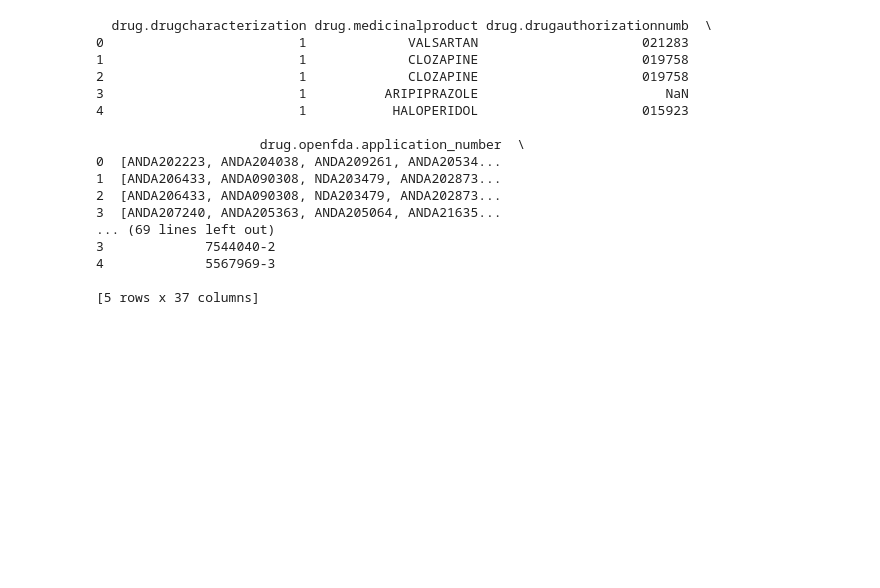
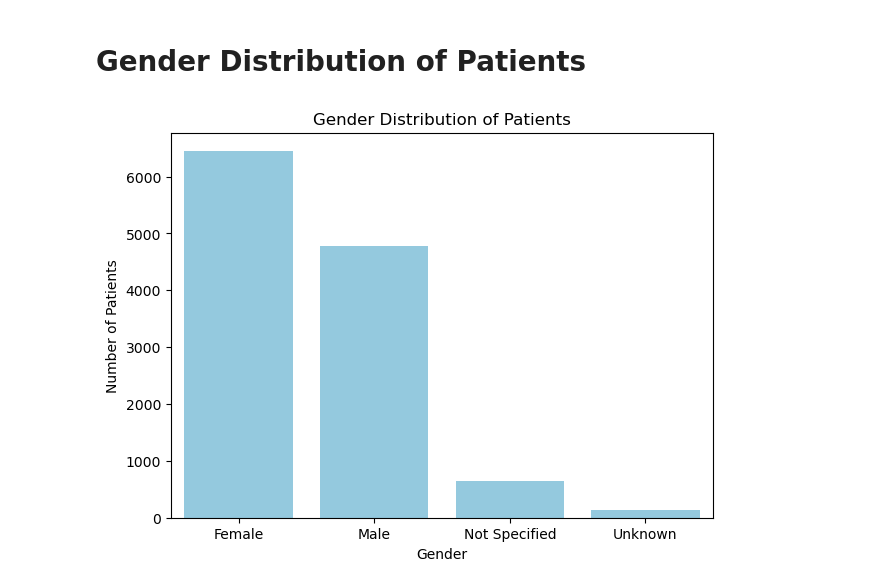
Before and after one commit to masoumezabihi/data_engineering_capstone_project, a Jupyter notebook: data_exploration/eda_openfda.ipynb, the cells around one changed output. Drawn from its saved outputs; the diff is of its cells as text; code cells hidden in the pictures; blank space fills up the shorter version.

```diff
--- a/data_exploration/eda_openfda.ipynb
+++ b/data_exploration/eda_openfda.ipynb
@@ -5,5 +7,5 @@ from pandas import json_normalize
 # %%
-json_path = "C:/Users/hamid/OneDrive/Desktop/masoume/springboard_data_engineering/capstone project/EDA/drug-event-0001-of-0005.json"
+json_path = "drug-event-0001-of-0005.json"
 
 # Load raw nested JSON lines
 records = []
@@ -19,5 +21,3 @@ df_main = pd.json_normalize(
     data=records,
     sep="."
 )
-
-print(df_main.head())
@@ -107,0 +61,9 @@ print(missing_value_df)
+# %%
+df_patient = pd.json_normalize(
+    records,
+    record_path=None,
+    meta=["safetyreportid"],
+    meta_prefix="report.",
+    sep=".",
+    errors='ignore'
+)
@@ -108,6 +109,25 @@ print(missing_value_df)
+# %% [markdown]
+# Gender Distribution of Patients
+# %%
+
+df_patient['gender'] = df_patient['patient.patientsex'].map({
+    '1': 'Male',
+    '2': 'Female',
+    '0': 'Unknown'
+})
+
+df_patient['gender'] = df_patient['gender'].fillna('Not Specified')
+gender_counts = df_patient['gender'].value_counts()
+
+plt.figure(figsize=(7,5))
+sns.barplot(x=gender_counts.index, y=gender_counts.values,color='skyblue')
+plt.title('Gender Distribution of Patients')
+plt.xlabel('Gender')
+plt.ylabel('Number of Patients')
+plt.show()
+# %% [output]
+[figure, added]
 # %%
-
-### ---------- STEP 2: Flatten patient.drug ----------
 df_drug = pd.json_normalize(
     data=records,
     record_path=["patient", "drug"],
@@ -116,26 +136,6 @@ df_drug = pd.json_normalize(
     meta_prefix="report.",
     sep="."
 )
-
-print(df_drug.head())
-# %% [output]
-  drug.drugcharacterization drug.medicinalproduct drug.drugauthorizationnumb  \
-0                         1             VALSARTAN                     021283
-1                         1             CLOZAPINE                     019758
-2                         1             CLOZAPINE                     019758
-3                         1          ARIPIPRAZOLE                        NaN
-4                         1           HALOPERIDOL                     015923
-
-                     drug.openfda.application_number  \
-0  [ANDA202223, ANDA204038, ANDA209261, ANDA20534...
-1  [ANDA206433, ANDA090308, NDA203479, ANDA202873...
-2  [ANDA206433, ANDA090308, NDA203479, ANDA202873...
-3  [ANDA207240, ANDA205363, ANDA205064, ANDA21635...
-... (69 lines left out)
-3             7544040-2
-4             5567969-3
-
-[5 rows x 37 columns]
 # %%
 print('##########################Check Homogeneity of drug columns #########################')
 
```
Also changed, not shown: parts of 17 cells of this notebook.
